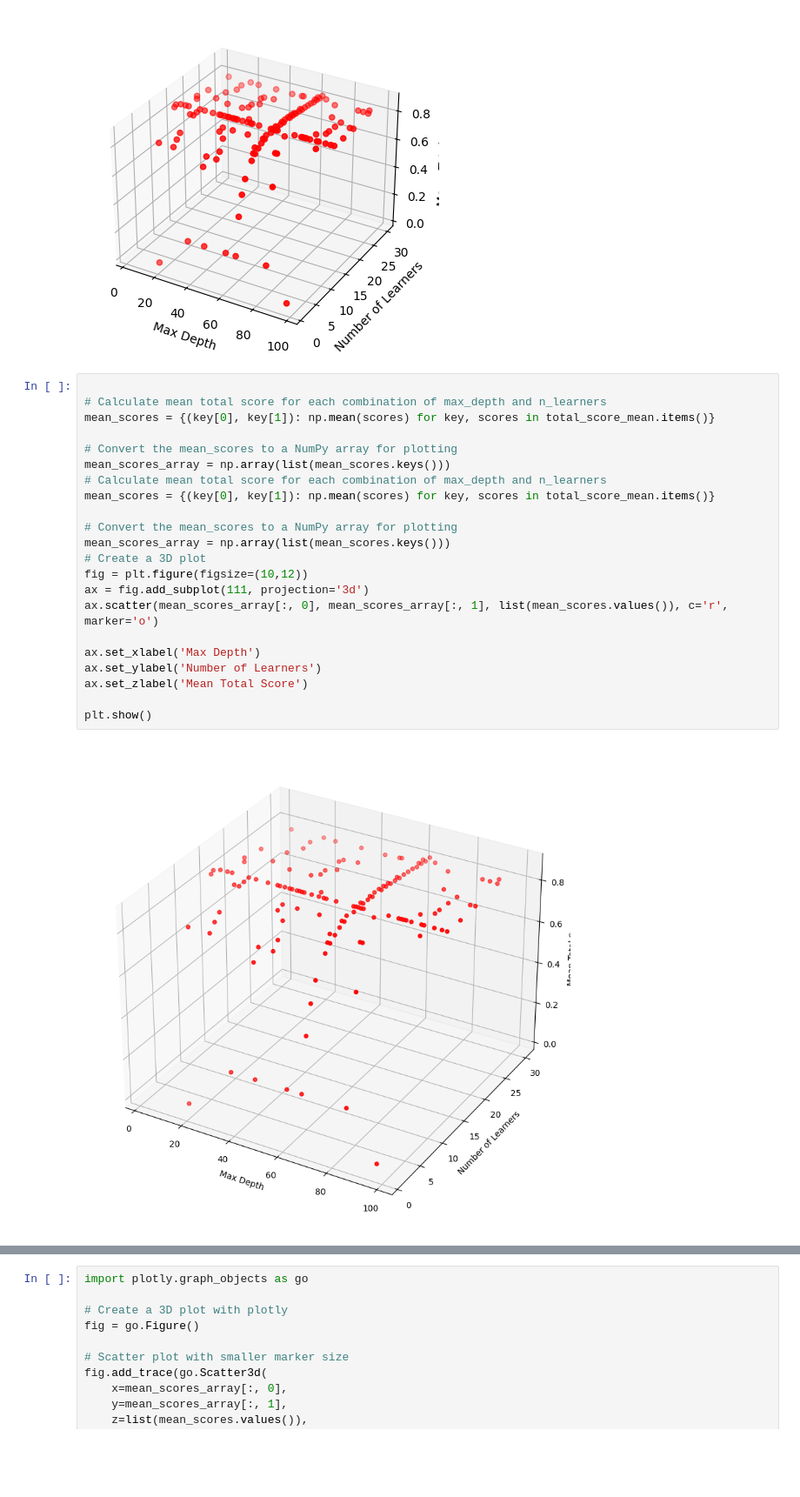
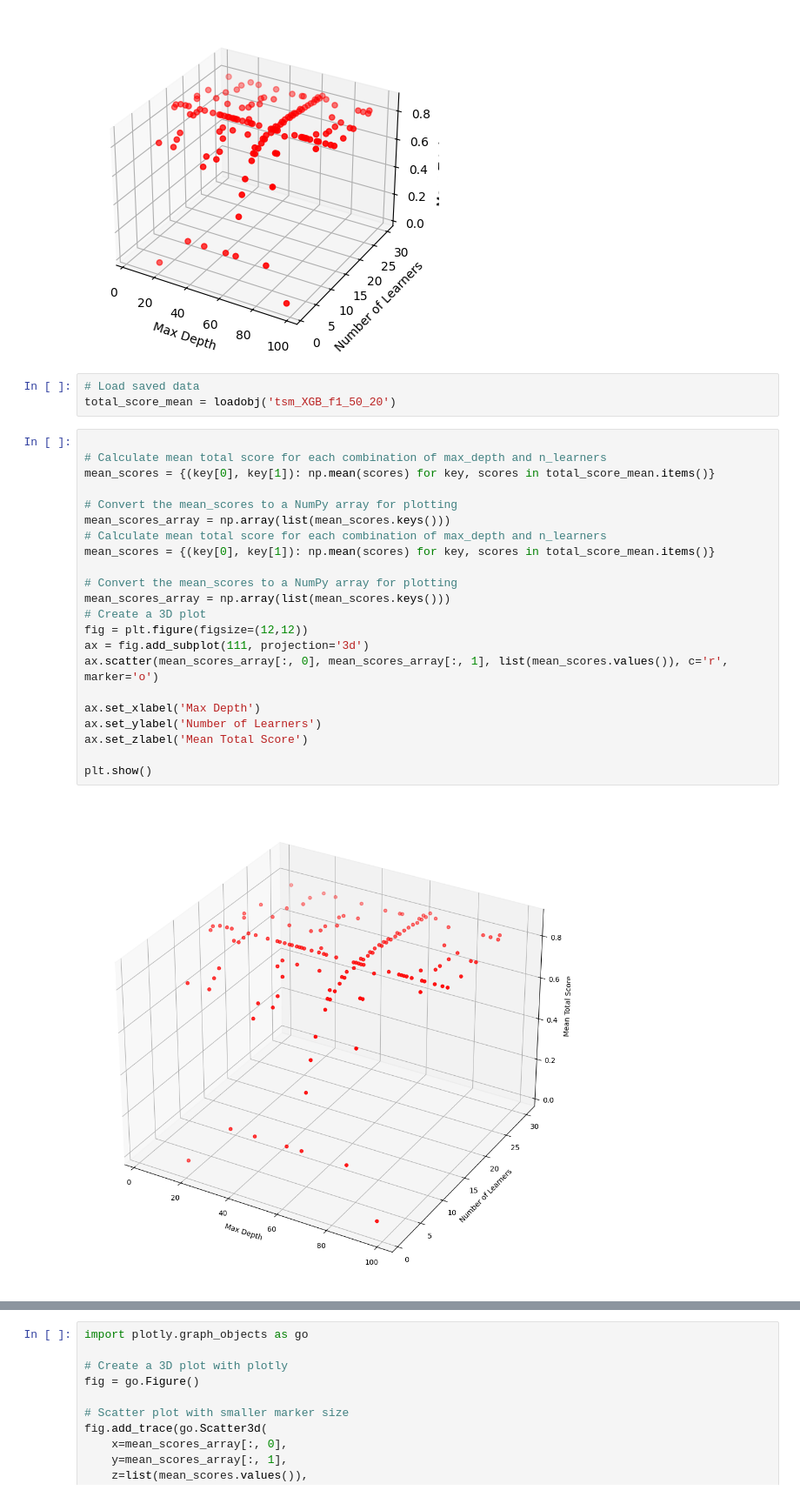
Before and after one commit to hmda77/Ensemble-Indoor-Loc, a Jupyter notebook: Boosting_Algorithm/Genetic Algorithm Hyperparameters Tuning/Simple_GA_Implementation.ipynb, the cells around one changed output, grey strips where cells are left out. Shown at 87% size. Cells and saved outputs as stored; diff of their text form; blank space fills up the shorter version.

```diff
--- a/Boosting_Algorithm/Genetic Algorithm Hyperparameters Tuning/Simple_GA_Implementation.ipynb
+++ b/Boosting_Algorithm/Genetic Algorithm Hyperparameters Tuning/Simple_GA_Implementation.ipynb
@@ -1495,28 +1547,31 @@ plt.show()
 [figure]
 Best Parameters: [64. 14.]
 [figure]
+# %%
+# Load saved data
+total_score_mean = loadobj('tsm_XGB_f1_50_20')
 # %%
 
 # Calculate mean total score for each combination of max_depth and n_learners
 mean_scores = {(key[0], key[1]): np.mean(scores) for key, scores in total_score_mean.items()}
 
 # Convert the mean_scores to a NumPy array for plotting
 mean_scores_array = np.array(list(mean_scores.keys()))
 # Calculate mean total score for each combination of max_depth and n_learners
 mean_scores = {(key[0], key[1]): np.mean(scores) for key, scores in total_score_mean.items()}
 
 # Convert the mean_scores to a NumPy array for plotting
 mean_scores_array = np.array(list(mean_scores.keys()))
 # Create a 3D plot
-fig = plt.figure(figsize=(10,12))
+fig = plt.figure(figsize=(12,12))
 ax = fig.add_subplot(111, projection='3d')
 ax.scatter(mean_scores_array[:, 0], mean_scores_array[:, 1], list(mean_scores.values()), c='r', marker='o')
 
 ax.set_xlabel('Max Depth')
 ax.set_ylabel('Number of Learners')
 ax.set_zlabel('Mean Total Score')
 
 plt.show()
 # %% [output]
-[figure, old version]
+[figure, new version]
 # %%
```
Also changed, not shown: parts of 9 cells of this notebook, 3 other files.
